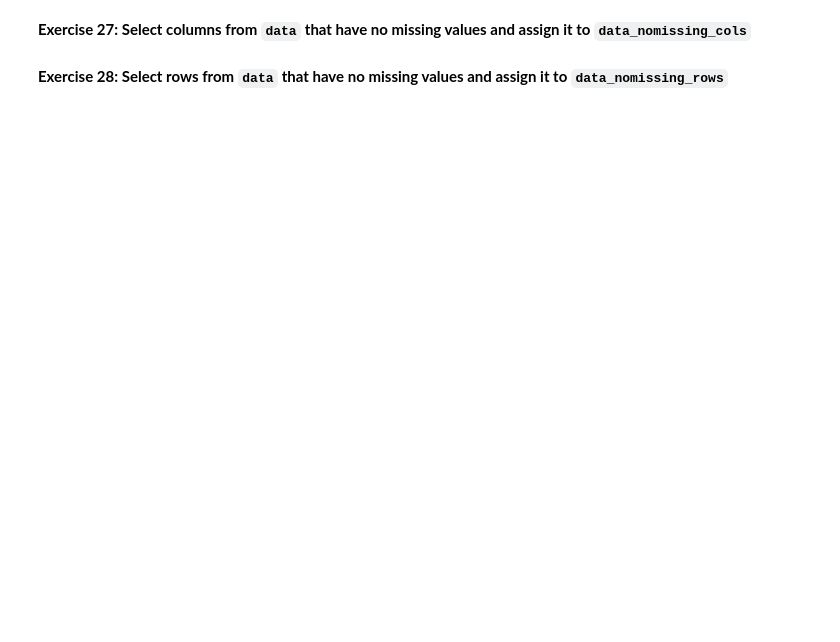
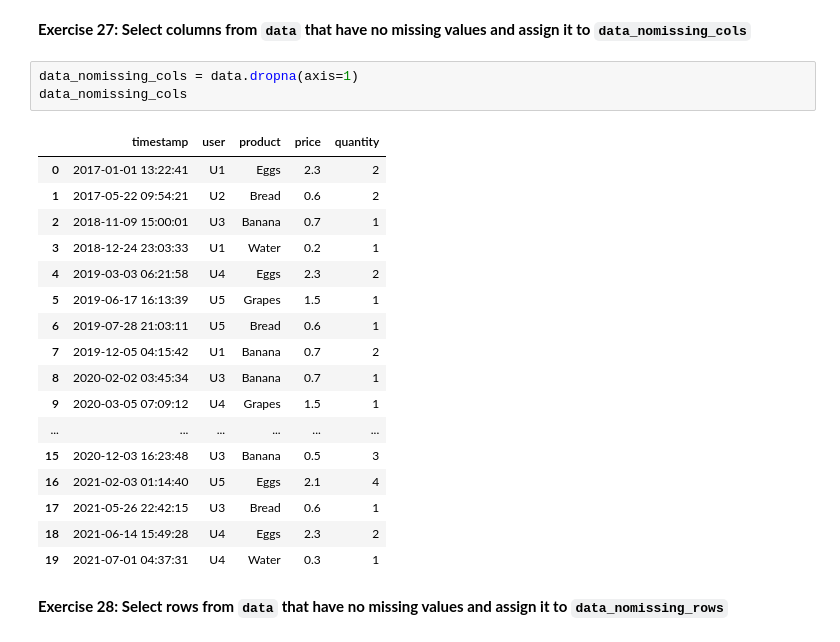
Before and after one commit to Extremesarova/pandas_exercises, a Jupyter notebook: exercises/03_data_selection_exercises.ipynb, the cells around one changed output. Saved outputs shown, nothing was run; the diff lists cells and outputs as text; blank space fills up the shorter version.

```diff
--- a/03_data_selection_exercises.ipynb
+++ b/exercises/03_data_selection_exercises.ipynb
@@ -144,4 +167,25 @@ value_2
 # %% [markdown]
 **Exercise 27: Select columns from `data` that have no missing values and assign it to `data_nomissing_cols`**
+# %%
+data_nomissing_cols = data.dropna(axis=1)
+data_nomissing_cols
+# %% [output]
+|  | timestamp | user | product | price | quantity |
+| 0 | 2017-01-01 13:22:41 | U1 | Eggs | 2.3 | 2 |
+| 1 | 2017-05-22 09:54:21 | U2 | Bread | 0.6 | 2 |
+| 2 | 2018-11-09 15:00:01 | U3 | Banana | 0.7 | 1 |
+| 3 | 2018-12-24 23:03:33 | U1 | Water | 0.2 | 1 |
+| 4 | 2019-03-03 06:21:58 | U4 | Eggs | 2.3 | 2 |
+| 5 | 2019-06-17 16:13:39 | U5 | Grapes | 1.5 | 1 |
+| 6 | 2019-07-28 21:03:11 | U5 | Bread | 0.6 | 1 |
+| 7 | 2019-12-05 04:15:42 | U1 | Banana | 0.7 | 2 |
+| 8 | 2020-02-02 03:45:34 | U3 | Banana | 0.7 | 1 |
+| 9 | 2020-03-05 07:09:12 | U4 | Grapes | 1.5 | 1 |
+| ... | ... | ... | ... | ... | ... |
+| 15 | 2020-12-03 16:23:48 | U3 | Banana | 0.5 | 3 |
+| 16 | 2021-02-03 01:14:40 | U5 | Eggs | 2.1 | 4 |
+| 17 | 2021-05-26 22:42:15 | U3 | Bread | 0.6 | 1 |
+| 18 | 2021-06-14 15:49:28 | U4 | Eggs | 2.3 | 2 |
+| 19 | 2021-07-01 04:37:31 | U4 | Water | 0.3 | 1 |
 # %% [markdown]
 **Exercise 28: Select rows from `data` that have no missing values and assign it to `data_nomissing_rows`**
```
Also changed, not shown: parts of 7 cells of this notebook, 1 other file.
